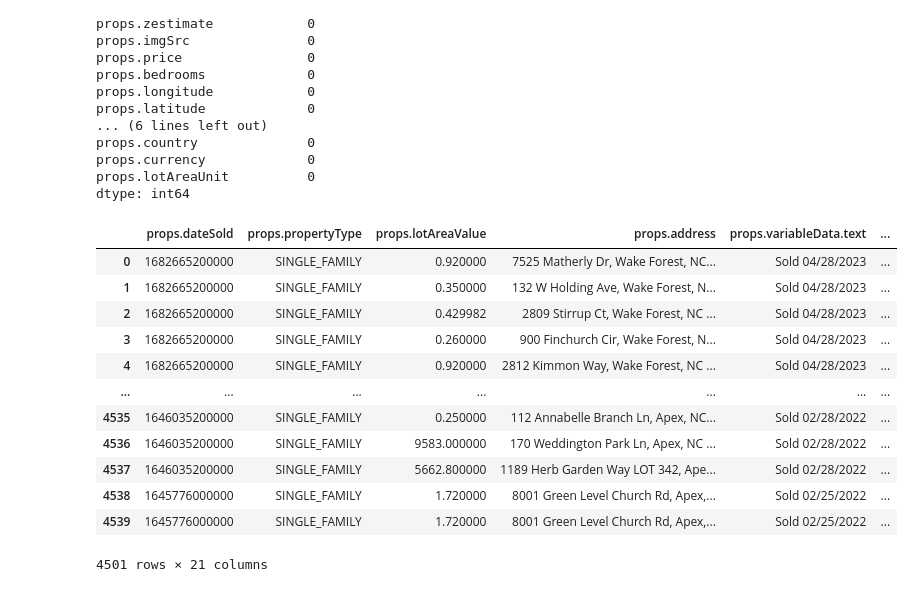
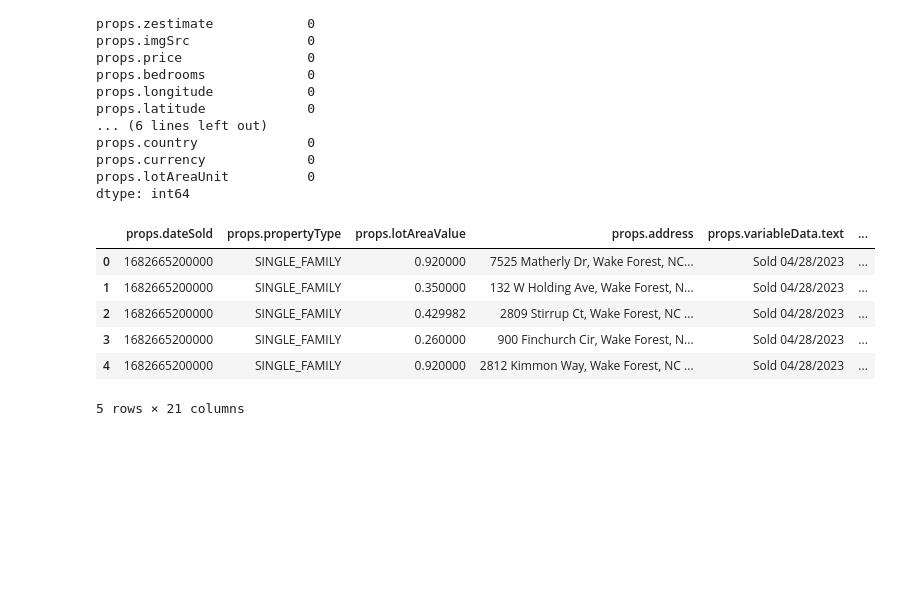
Before and after one commit to BlazeMedina/Final_Project, a Jupyter notebook: ETL_for_zillow_wake_co_Database_Creation.ipynb, the cells around one changed output. Cells and saved outputs as stored; diff of their text form; code cells hidden in the pictures; blank space fills up the shorter version.

```diff
--- a/ETL_for_zillow_wake_co_Database_Creation.ipynb
+++ b/ETL_for_zillow_wake_co_Database_Creation.ipynb
@@ -157,21 +145,15 @@ props.lotAreaUnit          0
 dtype: int64
 # %%
 # Check the data
-zillow_wake_co_df_clean
+zillow_wake_co_df_clean.head()
 # %% [output]
 |  | props.dateSold | props.propertyType | props.lotAreaValue | props.address | props.variableData.text | ... |
 | 0 | 1682665200000 | SINGLE_FAMILY | 0.920000 | 7525 Matherly Dr, Wake Forest, NC... | Sold 04/28/2023 | ... |
 | 1 | 1682665200000 | SINGLE_FAMILY | 0.350000 | 132 W Holding Ave, Wake Forest, N... | Sold 04/28/2023 | ... |
 | 2 | 1682665200000 | SINGLE_FAMILY | 0.429982 | 2809 Stirrup Ct, Wake Forest, NC ... | Sold 04/28/2023 | ... |
 | 3 | 1682665200000 | SINGLE_FAMILY | 0.260000 | 900 Finchurch Cir, Wake Forest, N... | Sold 04/28/2023 | ... |
 | 4 | 1682665200000 | SINGLE_FAMILY | 0.920000 | 2812 Kimmon Way, Wake Forest, NC ... | Sold 04/28/2023 | ... |
-| ... | ... | ... | ... | ... | ... | ... |
-| 4535 | 1646035200000 | SINGLE_FAMILY | 0.250000 | 112 Annabelle Branch Ln, Apex, NC... | Sold 02/28/2022 | ... |
-| 4536 | 1646035200000 | SINGLE_FAMILY | 9583.000000 | 170 Weddington Park Ln, Apex, NC ... | Sold 02/28/2022 | ... |
-| 4537 | 1646035200000 | SINGLE_FAMILY | 5662.800000 | 1189 Herb Garden Way LOT 342, Ape... | Sold 02/28/2022 | ... |
-| 4538 | 1645776000000 | SINGLE_FAMILY | 1.720000 | 8001 Green Level Church Rd, Apex,... | Sold 02/25/2022 | ... |
-| 4539 | 1645776000000 | SINGLE_FAMILY | 1.720000 | 8001 Green Level Church Rd, Apex,... | Sold 02/25/2022 | ... |
-4501 rows × 21 columns
+5 rows × 21 columns
 # %%
 # Split the address into additional home address, city, state, and zip columns
 zillow_wake_co_df_clean[['props.mail_address', 'props.city', 'props.state']]= zillow_wake_co_df_clean['props.address'].str.split(',', expand=True)
```
Also changed, not shown: parts of 9 cells of this notebook.
